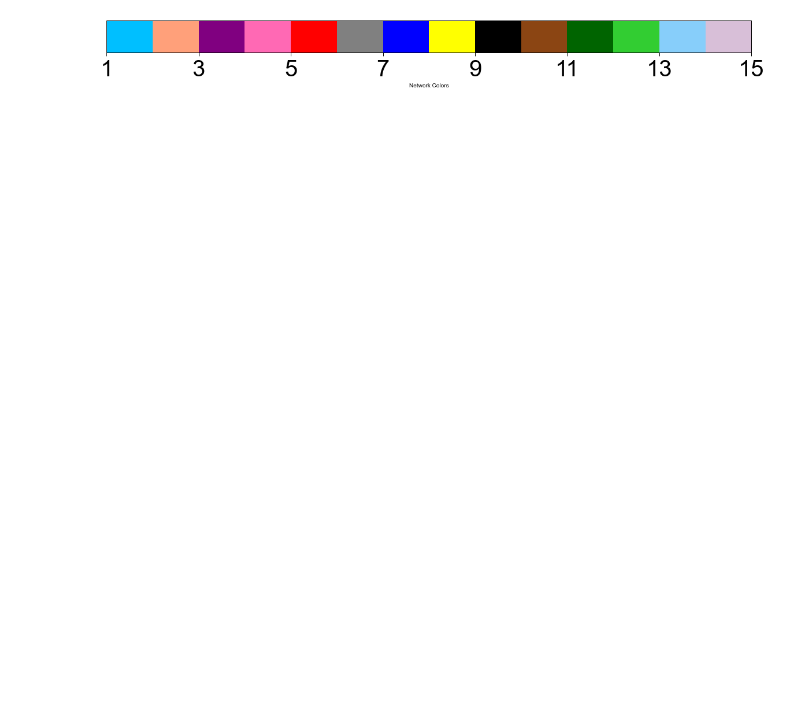
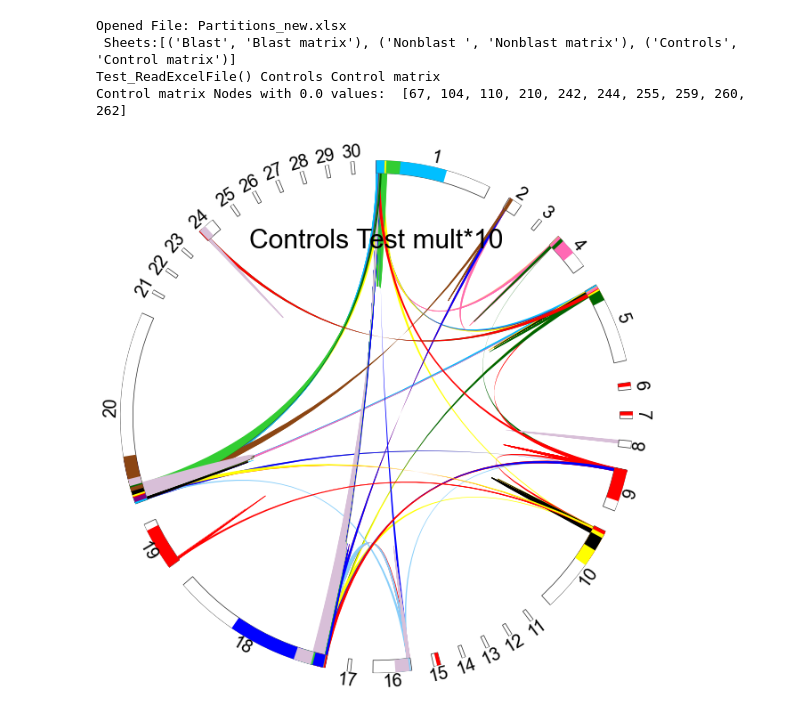
Before and after one commit to britzinger/unh_mod1.0, a Jupyter notebook: main.ipynb, the cells around one changed output. Cells and saved outputs as stored; diff of their text form; code cells hidden in the pictures; blank space fills up the shorter version.

Commit message:
added chord width mult

```diff
--- a/main.ipynb
+++ b/main.ipynb
@@ -650,22 +629,42 @@ class Test_ReadExcelFile(ReadExcelFile):
         node_rows = self.get_node_rows()
 
         cir2 = PlotParts(part_rows )
-        cir2 = PlotNetworks(net_rows,cir2,cfg.UNH_COLORS1)
+        cir2 = PlotNetworks(net_rows,cir2,cfg.UNH_COLORS)
         PlotChords(node_rows,cir2)
+        cir2.figure.suptitle("\n\nTEST "+self.sheet, fontsize=30)
 
-    def plot_parts(self):
-        cir2 = PlotParts( self.get_part_rows() )
-        cir2 = PlotParts( rows )
+    def test_mult(self):
+        mult = 10
+
+        part_rows = self.get_part_rows()
+        net_rows = self.get_net_rows()
+        node_rows = self.get_node_rows()
+
+        npart_rows=[(p,l*mult,c) for p,l,c in part_rows]
+        nnet_rows=[(p,c,w*mult,n) for p,c,w,n in net_rows]
+        nnode_rows=[((s[0],s[1],s[2]*mult,s[3]),(d[0],d[1],d[2]*mult,d[3]),n) for s,d,n in node_rows]
+
+        cir1 = PlotParts(npart_rows)
+        cir1 = PlotNetworks(nnet_rows,cir1,cfg.UNH_COLORS)
+        PlotChords(nnode_rows,cir1)
+        cir1.figure.suptitle(f"\n\n{self.sheet}\nTest mult*{mult}", fontsize=30)
 # %%
 def test_one():
     sheet='Controls'
     matrix_sheet='Control matrix'
     tobj = Test_ReadExcelFile( cfg.EXCEL_INPUT_FILE)
     tobj.process_sheets(sheet,matrix_sheet )
     # tobj.analyze_data()
     # tobj.plot_all()
-    # tobj.plot_parts()
-# test_one()
+    # tobj.test_small()
+    tobj.test_mult()
+test_one()
+# %% [output]
+Opened File: Partitions_new.xlsx
+ Sheets:[('Blast', 'Blast matrix'), ('Nonblast ', 'Nonblast matrix'), ('Controls', 'Control matrix')]
+Test_ReadExcelFile() Controls Control matrix
+Control matrix Nodes with 0.0 values:  [67, 104, 110, 210, 242, 244, 255, 259, 260, 262]
+[figure, added]
 # %%
 import matplotlib as mpl
 import matplotlib.pyplot as plt
@@ -702,4 +703,0 @@ def plot_colorbar():
-# %%
-plot_colorbar()
-# %% [output]
-[figure, removed]
```
Also changed, not shown: parts of 2 cells of this notebook, 2 other files.
